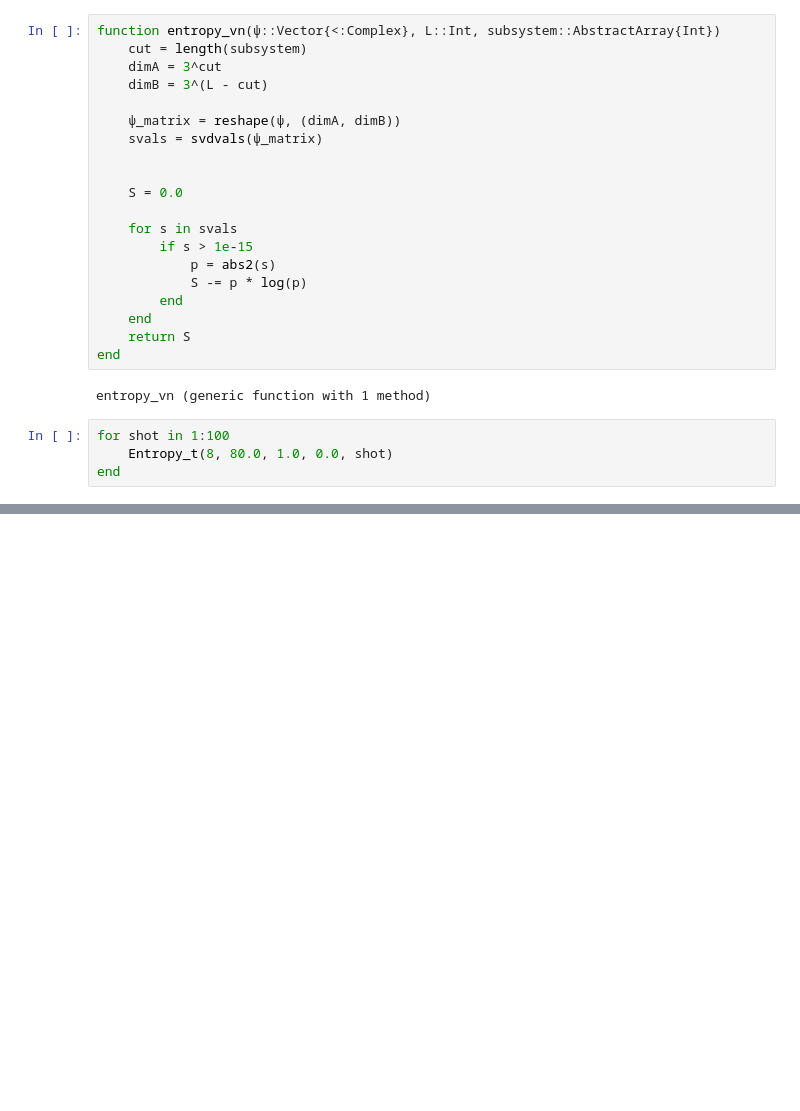
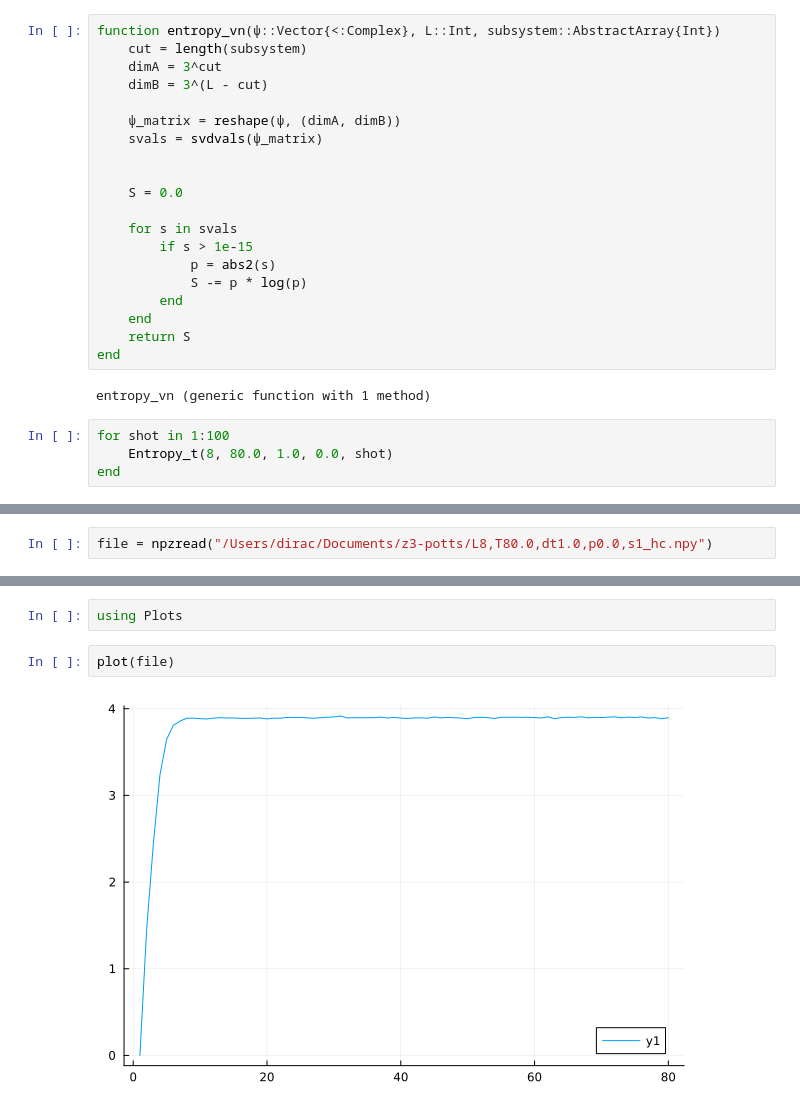
Before and after one commit to uditvarma/z3-potts, a Jupyter notebook: test.ipynb, the cells around one changed output, grey strips where cells are left out. Drawn from its saved outputs; the diff is of its cells as text; blank space fills up the shorter version.

```diff
--- a/test.ipynb
+++ b/test.ipynb
@@ -743,0 +1273,2 @@ end
+# %%
+file = npzread("/Users/dirac/Documents/z3-potts/L8,T80.0,dt1.0,p0.0,s1_hc.npy")
@@ -743,0 +1293,6 @@ end
+# %%
+using Plots
+# %%
+plot(file)
+# %% [output]
+[figure, added]
```
Also changed, not shown: parts of 22 cells of this notebook, 3 other files.
